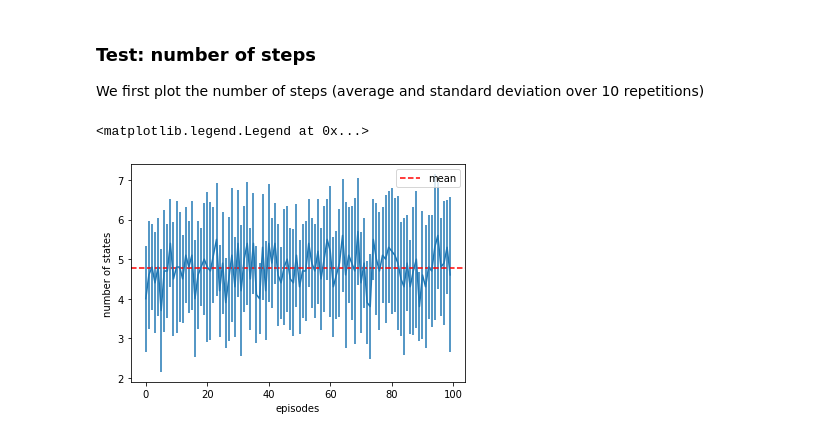
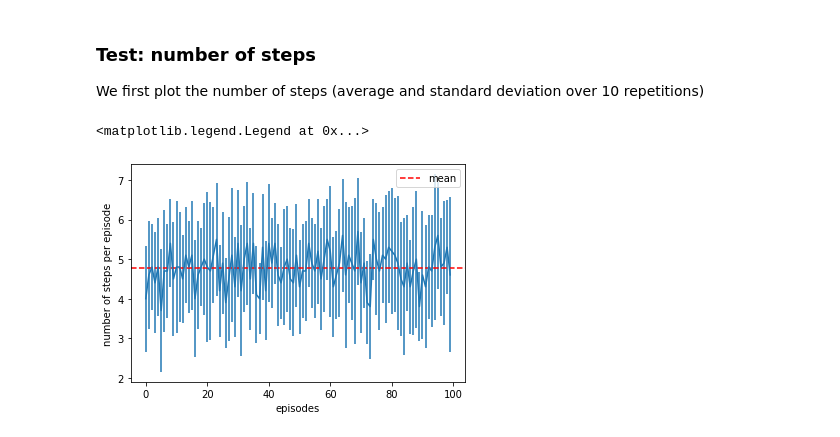
Before and after one commit to FMZennaro/CTF-SQL, a Jupyter notebook: Simulation1_1 - Analysis.ipynb, the cells around one changed output. Cells and saved outputs as stored; diff of their text form; code cells hidden in the pictures.

```diff
--- a/Simulation1_1 - Analysis.ipynb
+++ b/Simulation1_1 - Analysis.ipynb
@@ -91,9 +111,9 @@ We first plot the number of steps (average and standard deviation over 10 repeti
 # %%
 plt.errorbar(range(n_episodes_test),np.mean(test_data[:,0,:],axis=0),yerr=np.std(test_data[:,0,:],axis=0))
 plt.xlabel('episodes')
-plt.ylabel('number of states')
+plt.ylabel('number of steps per episode')
 plt.axhline(np.mean(test_data[:,0,:]),c='red',ls='--',label='mean')
 plt.legend()
 # %% [output]
 <matplotlib.legend.Legend at 0x...>
-[figure, old version]
+[figure, new version]
```
Also changed, not shown: parts of 9 cells of this notebook.
